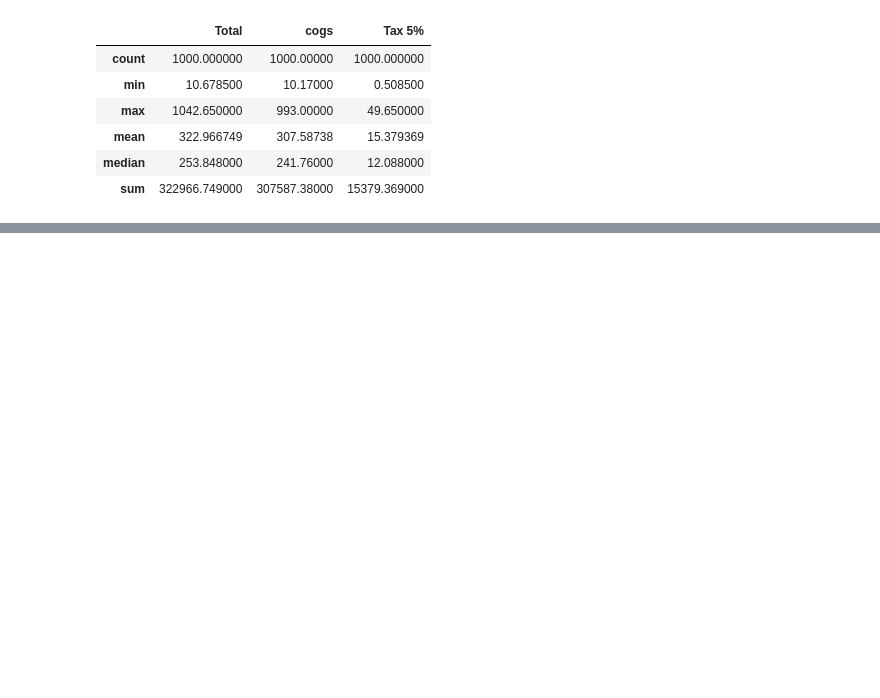
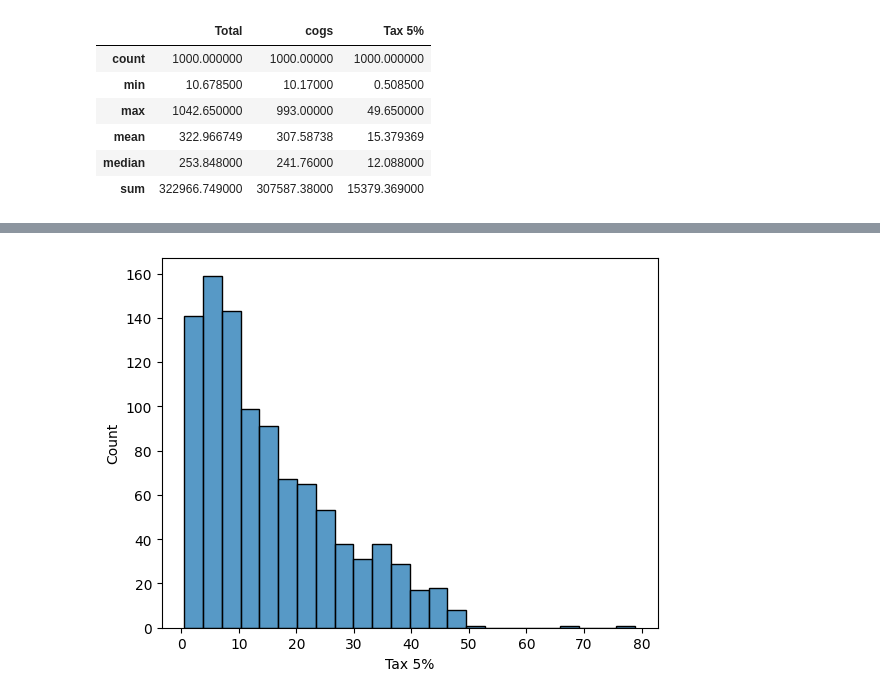
Before and after one commit to Yaminidhimann/PYTHON, a Jupyter notebook: aimll_1.ipynb, the cells around one changed output, grey strips where cells are left out. Saved outputs shown, nothing was run; the diff lists cells and outputs as text; code cells hidden in the pictures; blank space fills up the shorter version.

```diff
--- a/aimll_1.ipynb
+++ b/aimll_1.ipynb
@@ -268,0 +295,3 @@ df[['Total','cogs','Tax 5%']].agg(['count','min','max','mean','median','sum'])
+# %%
+df=pd.read_csv("supermarket_salesnew.csv")
+df.info()
@@ -268,0 +383,5 @@ df[['Total','cogs','Tax 5%']].agg(['count','min','max','mean','median','sum'])
+# %%
+#Drop rows with missing values(if appropriate)
+df.dropna(inplace=True)
+# %%
+df.fillna(df['Tax 5%'].mean(),inplace=True)
@@ -268,0 +397,6 @@ df[['Total','cogs','Tax 5%']].agg(['count','min','max','mean','median','sum'])
+# %%
+#Histogram:visualize the distribution of numerical variables
+sns.histplot(df["Tax 5%"])
+plt.show()
+# %% [output]
+[figure, added]
```
Also changed, not shown: parts of 15 cells of this notebook.
